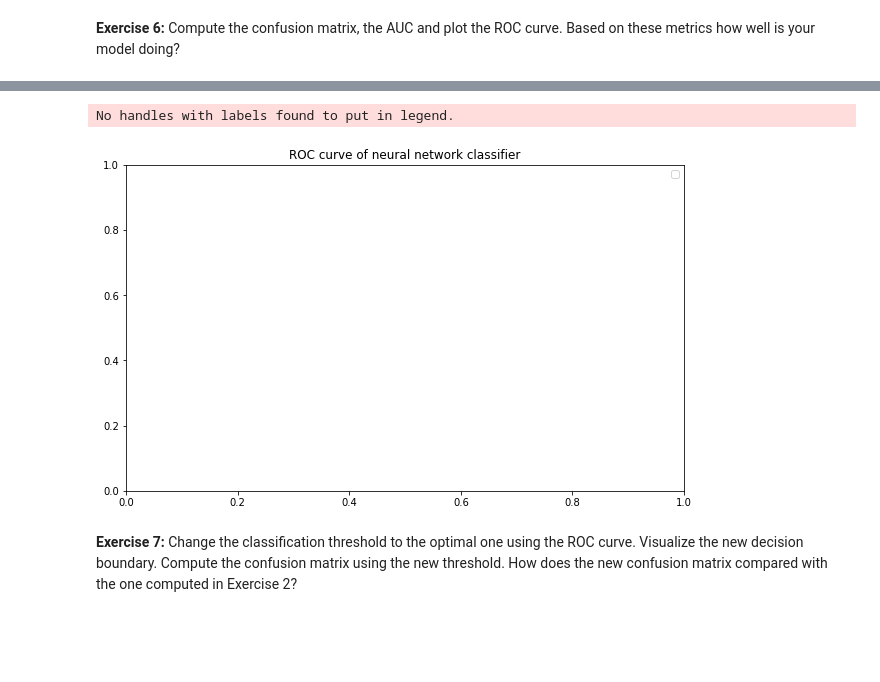
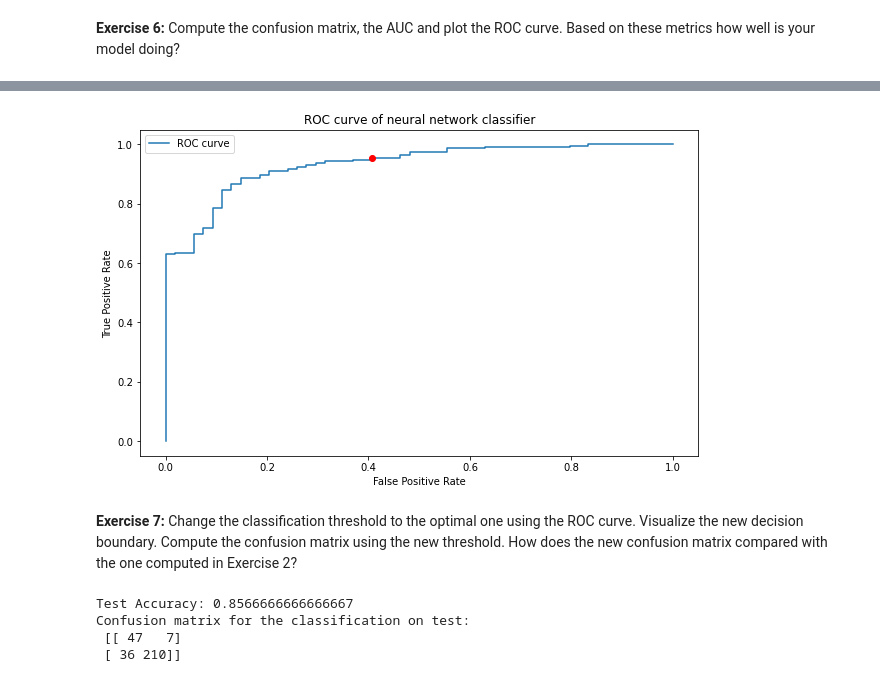
Before and after one commit to krosenfeld-IDM/Rwanda-Data-Science-NBs, a Jupyter notebook: week2/07_Neural_Networks_for_Classification.ipynb, the cells around one changed output, grey strips where cells are left out. Drawn from its saved outputs; the diff is of its cells as text; code cells hidden in the pictures; blank space fills up the shorter version.

```diff
--- a/week2/07_Neural_Networks_for_Classification.ipynb
+++ b/week2/07_Neural_Networks_for_Classification.ipynb
@@ -189,11 +187,12 @@ plt.show()
 **Exercise 2:** Train a logistic regression on this data. Visualize the classification boundary of the model, and compute your model's confusion matrix, ROC curve and AUC.
 # %%
 # Step 1. Fit a logistic regression
-# COMPLETE
+logistic_regression = LogisticRegression()
+logistic_regression.fit(X_train, Y_train)
 
 # Step 2. Visualize the decision boundary
 fig, ax = plt.subplots(1, 1, figsize=(10, 6))
-#plot_decision_boundary(X_train, Y_train, logistic_regression, ax)
+plot_decision_boundary(X_train, Y_train, logistic_regression, ax)
 ax.set_title('Decision Boundary for Logistic Regression')
 plt.show()
 # %% [output]
@@ -276,7 +305,7 @@ model.add(Dense(1, activation='sigmoid', kernel_regularizer=reg, bias_regularize
 
 # Step 3: Configure the model
 learning_rate = 0.001
-sgd = SGD(lr=learning_rate)
+sgd = SGD(learning_rate=learning_rate)
 model.compile(optimizer=sgd, loss='binary_crossentropy')
 # %%
 # Step 4: Fit the model
@@ -318,8 +345,10 @@ plt.show()
 # %%
 ### Evaluate the training and testing performance of your model
 # Step 1: Predict labels using your model (use the method predict_classes: https://kite.com/python/docs/tensorflow.keras.Sequential.predict_classes)
-# COMPLETE
+threshold = 0.5
+predict_test =  (model.predict(X_test) > threshold).astype(bool)
 
 # Step 2: Compute the test confusion matrix
+matrix = confusion_matrix(Y_test,predict_test)
 # COMPLETE
-# print('Confusion matrix for the classification on test:\n', matrix)
+print('Confusion matrix for the classification on test:\n', matrix)
@@ -326,36 +359,47 @@ plt.show()
 # %%
 # Step 4: Compute the ROC curve using roc_curve, this returns the false positive rate, true positive rate and thresholds
 # Hint: check documentation: https://scikit-learn.org/stable/modules/generated/sklearn.metrics.roc_curve.html
 # COMPLETE
 
+fpr, tpr, _ = roc_curve(Y_test, model.predict(X_test))
+
 # Step 5: Visualize the ROC curve
 fig, ax = plt.subplots(1, 1, figsize=(10, 6))
-# ax.plot(fpr, tpr, label='ROC curve')
+ax.plot(fpr, tpr, label='ROC curve')
+ax.plot(matrix[0, 1] / np.sum(matrix[0, :]), matrix[1,1] / np.sum(matrix[1, :]), 'ro')
+ax.set_xlabel('False Positive Rate')
+ax.set_ylabel('True Positive Rate')
 ax.legend(loc='best')
 ax.set_title('ROC curve of neural network classifier')
 plt.show()
 # %% [output]
-No handles with labels found to put in legend.
-[figure, old version]
+[figure, new version]
 # %% [markdown]
 **Exercise 7:** Change the classification threshold to the optimal one using the ROC curve. Visualize the new decision boundary. Compute the confusion matrix using the new threshold. How does the new confusion matrix compared with the one computed in Exercise 2?
 # %%
 # Step 2: compute the probability of being in each class
 # COMPLETE
+prob_class = model.predict(X_train)
 
 # Step 3: set a threshold
 # COMPLETE
-#threshold = ...
+threshold = 0.65
 
 # Step 4: classify as '1' when the probability is bigger than the threshold
 # other, set the probability to 0
-# COMPLETE
+predict_test =  (model.predict(X_test) > threshold).astype(bool)
 
 # Step 5: Compute the accuracy (Hint: use accuracy_score method)
 # COMPLETE
-#test_accuracy = ...
-#print('Test Accuracy:', test_accuracy)
+test_accuracy = accuracy_score(Y_test, predict_test)
+print('Test Accuracy:', test_accuracy)
 
 # Step 6: Compute the test confusion matrix
+matrix = confusion_matrix(Y_test, predict_test)
 # COMPLETE
-# print('Confusion matrix for the classification on test:\n', matrix)
+print('Confusion matrix for the classification on test:\n', matrix)
+# %% [output]
+Test Accuracy: 0.8566666666666667
+Confusion matrix for the classification on test:
+ [[ 47   7]
+ [ 36 210]]
```
Also changed, not shown: parts of 15 cells of this notebook, 12 other files.
